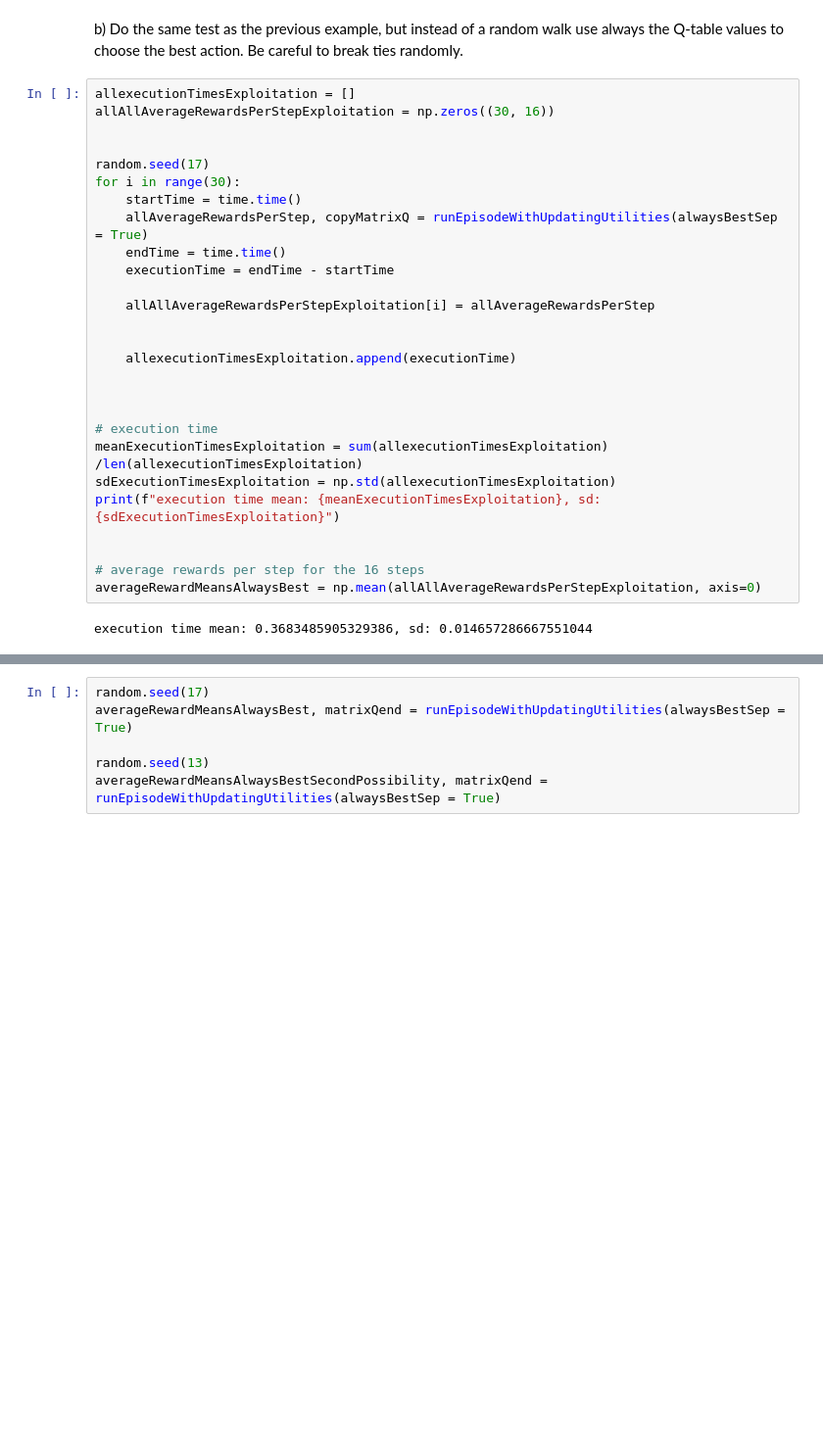
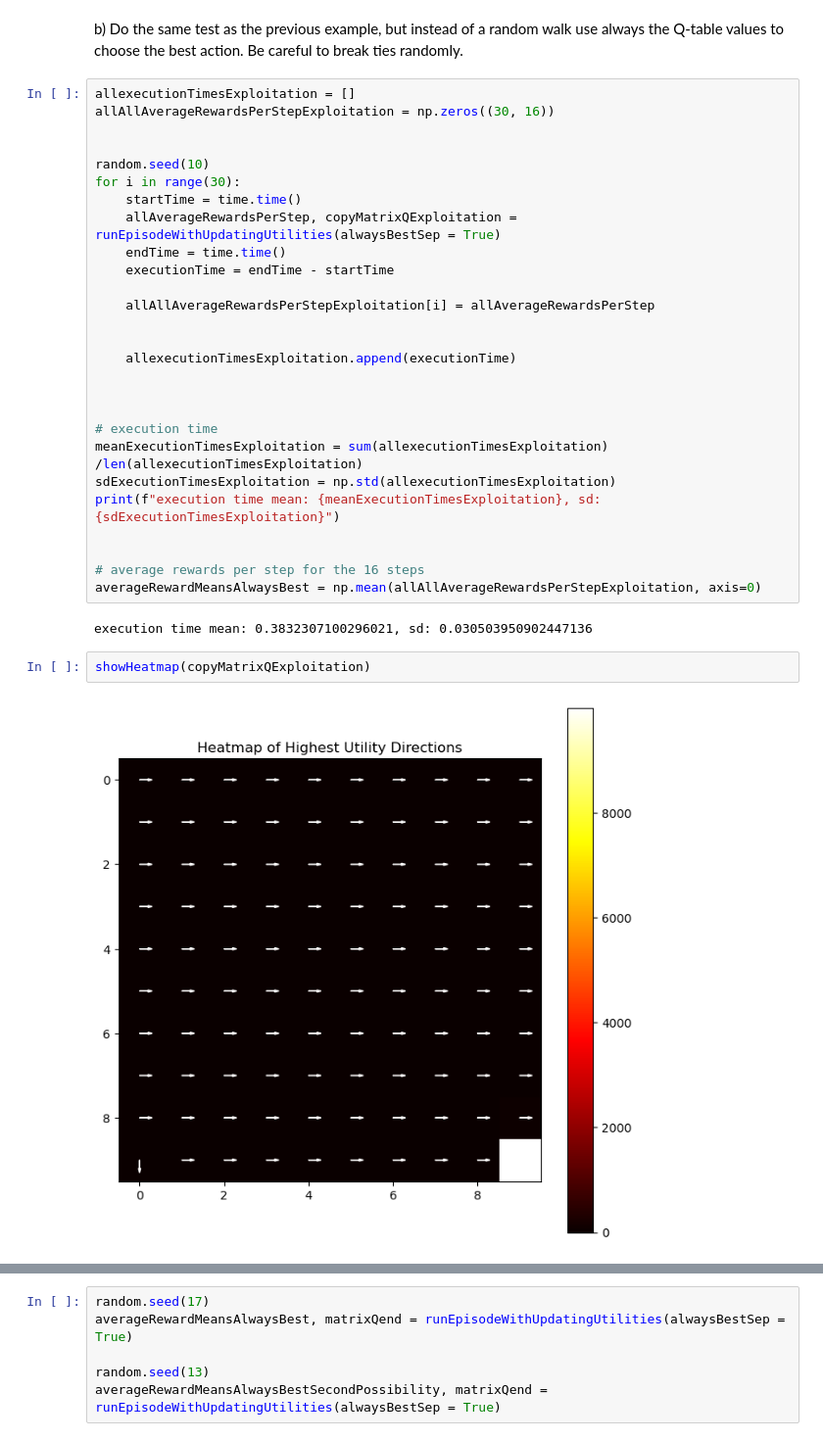
Before and after one commit to jelenameyer/IntroToMachineLearning, a Jupyter notebook: assignments/assignment3/assignment3.ipynb, the cells around one changed output, grey strips where cells are left out. Shown: that part at 98% size. Drawn from its saved outputs; the diff is of its cells as text; blank space fills up the shorter version.

```diff
--- a/assignments/assignment3/assignment3.ipynb
+++ b/assignments/assignment3/assignment3.ipynb
@@ -372,10 +352,10 @@ allexecutionTimesExploitation = []
 allAllAverageRewardsPerStepExploitation = np.zeros((30, 16))
 
 
-random.seed(17)
+random.seed(10)
 for i in range(30):
     startTime = time.time()
-    allAverageRewardsPerStep, copyMatrixQ = runEpisodeWithUpdatingUtilities(alwaysBestSep = True)
+    allAverageRewardsPerStep, copyMatrixQExploitation = runEpisodeWithUpdatingUtilities(alwaysBestSep = True)
     endTime = time.time()
     executionTime = endTime - startTime
 
@@ -395,7 +375,11 @@ print(f"execution time mean: {meanExecutionTimesExploitation}, sd: {sdExecutionT
 # average rewards per step for the 16 steps
 averageRewardMeansAlwaysBest = np.mean(allAllAverageRewardsPerStepExploitation, axis=0)
 # %% [output]
-execution time mean: 0.3683485905329386, sd: 0.014657286667551044
+execution time mean: 0.3832307100296021, sd: 0.030503950902447136
+# %%
+showHeatmap(copyMatrixQExploitation)
+# %% [output]
+[figure, added]
 # %%
 showBoxplot(values = allAllAverageRewardsPerStepExploitation, labels = listWithPointsWhereTorRunTests)
 # %% [output]
```
Also changed, not shown: parts of 12 cells of this notebook.
